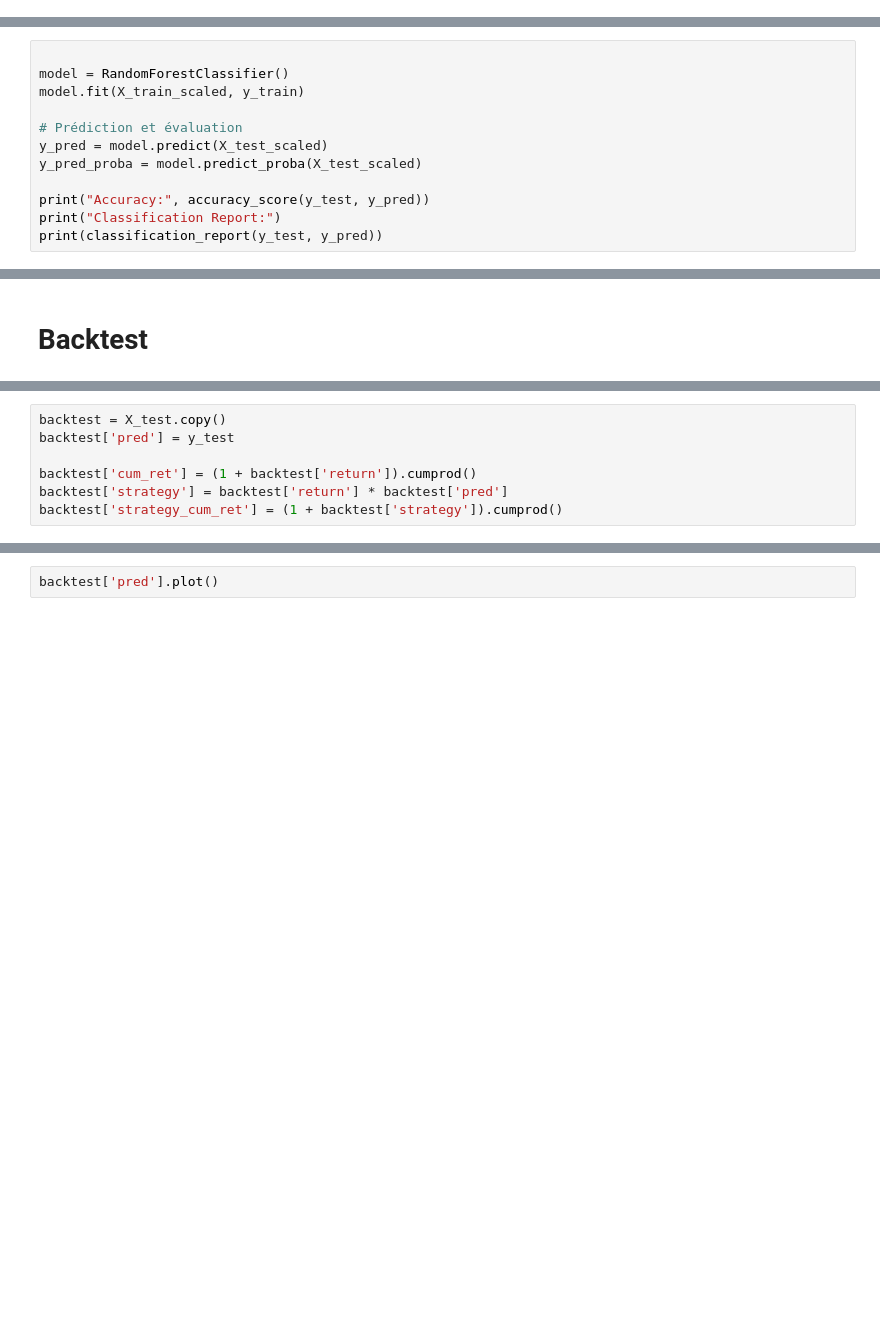
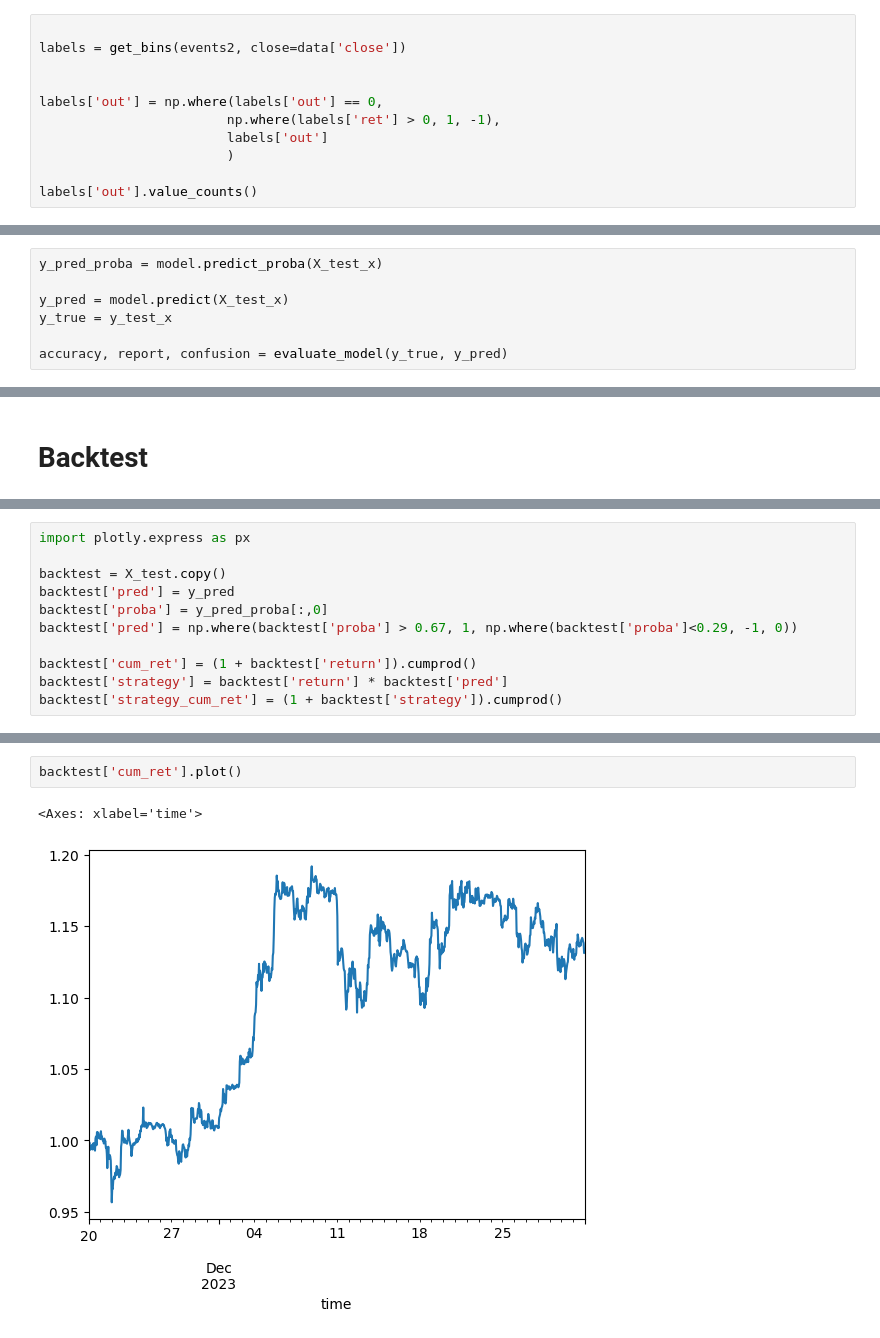
Before and after one commit to cedTrad/StrategyLab, a Jupyter notebook: app.ipynb, the cells around one changed output, grey strips where cells are left out. Cells and saved outputs as stored; diff of their text form; blank space fills up the shorter version.

Commit message:
update_label_method

```diff
--- a/app.ipynb
+++ b/app.ipynb
@@ -242,0 +153,11 @@ X_test_scaled = scaler.transform(X_test)
+# %%
+
+labels = get_bins(events2, close=data['close'])
+
+
+labels['out'] = np.where(labels['out'] == 0,
+                        np.where(labels['ret'] > 0, 1, -1),
+                        labels['out']
+                        )
+
+labels['out'].value_counts()
@@ -242,0 +223,7 @@ X_test_scaled = scaler.transform(X_test)
+# %%
+y_pred_proba = model.predict_proba(X_test_x)
+
+y_pred = model.predict(X_test_x)
+y_true = y_test_x
+
+accuracy, report, confusion = evaluate_model(y_true, y_pred)
@@ -243,14 +240,2 @@ X_test_scaled = scaler.transform(X_test)
 # %% [markdown]
 ## Evaluation
-# %%
-
-model = RandomForestClassifier()
-model.fit(X_train_scaled, y_train)
-
-# Prédiction et évaluation
-y_pred = model.predict(X_test_scaled)
-y_pred_proba = model.predict_proba(X_test_scaled)
-
-print("Accuracy:", accuracy_score(y_test, y_pred))
-print("Classification Report:")
-print(classification_report(y_test, y_pred))
@@ -264,6 +259,10 @@ X_test
 # %%
+import plotly.express as px
+
 backtest = X_test.copy()
-backtest['pred'] = y_test
+backtest['pred'] = y_pred
+backtest['proba'] = y_pred_proba[:,0]
+backtest['pred'] = np.where(backtest['proba'] > 0.67, 1, np.where(backtest['proba']<0.29, -1, 0))
 
 backtest['cum_ret'] = (1 + backtest['return']).cumprod()
 backtest['strategy'] = backtest['return'] * backtest['pred']
@@ -271,2 +287,5 @@ backtest['strategy_cum_ret'] = (1 + backtest['strategy']).cumprod()
 # %%
-backtest['pred'].plot()
+backtest['cum_ret'].plot()
+# %% [output]
+<Axes: xlabel='time'>
+[figure, added]
```
Also changed, not shown: parts of 30 cells of this notebook, 12 other files.
